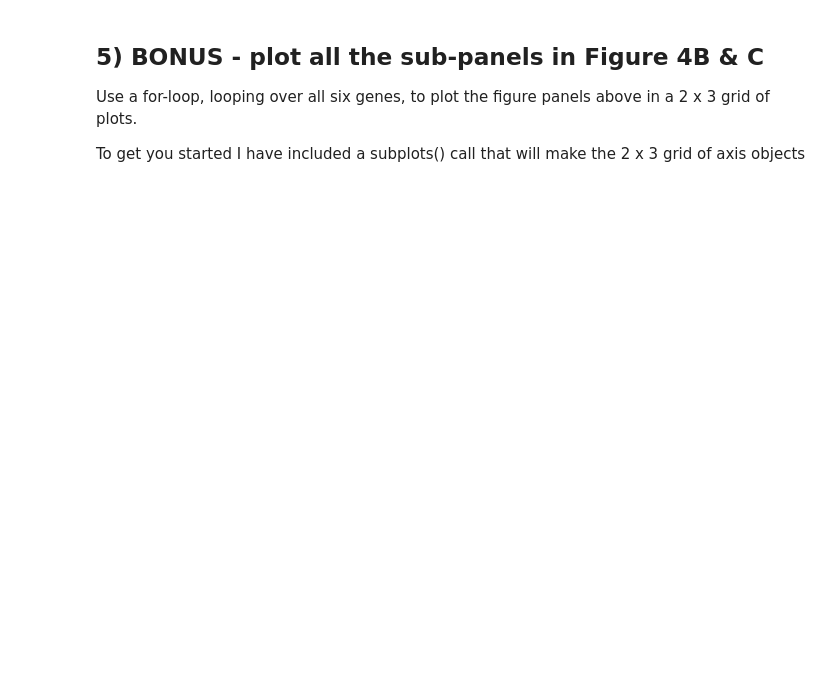
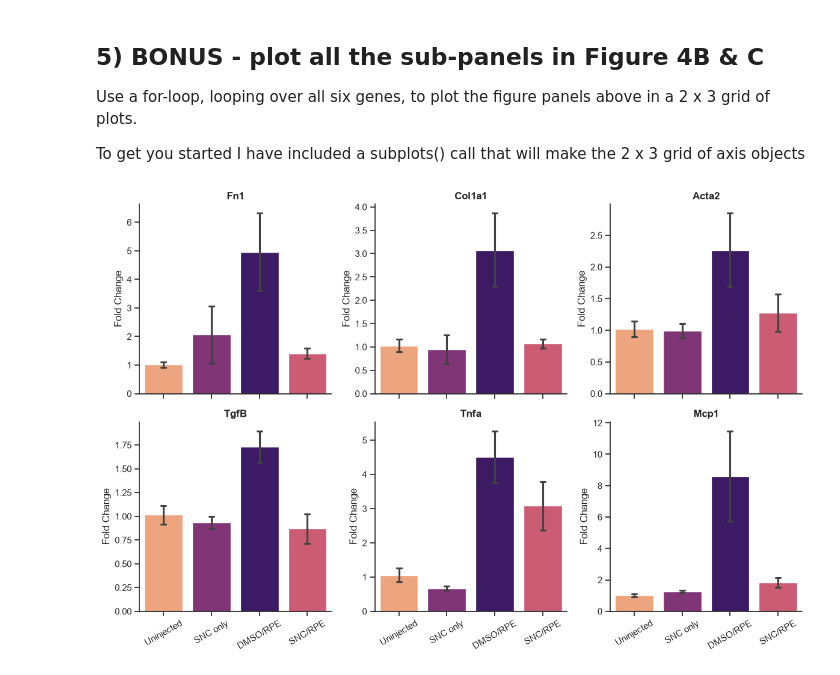
Before and after one commit to snaskar-web/ABIO558, a Jupyter notebook: miniproject_1_blank.ipynb, the cells around one changed output. Drawn from its saved outputs; the diff is of its cells as text; code cells hidden in the pictures; blank space fills up the shorter version.

```diff
--- a/miniproject_1_blank.ipynb
+++ b/miniproject_1_blank.ipynb
@@ -157,6 +157,4 @@ relative_expression
 | Uninjected #3 | 1.149362 | 0.912249 | 1.317984 | 1.270885 | 0.848704 | 1.028114 |
 | Uninjected #4 | 1.154686 | 1.299089 | 0.780065 | 0.926053 | 0.686184 | 1.086735 |
 # %%
-sample_type = [x.split('#')[0] for x in relative_expression.index]
-relative_expression['sample_type'] =sample_type
-relative_expression
+relative_expression['sample_type'] = [idx.split(' #')[0] for idx in relative_expression.index]
@@ -200,3 +179,17 @@ sns.barplot(data=relative_quantity, x='sample_type', y='Fn1')
 Use scipy (imported above) to perform a statisical test for the effect of treatment on gene expression. Decide which test is appropriate, look up the implementation, and apply it to the data for the gene you are plotting. Add any calculated statistics or p-values to your figure legend.
 
 Here is a useful list of hypothesis tests that scipy can perform: https://docs.scipy.org/doc/scipy/reference/stats.html#hypotests
+# %%
+from scipy import stats
+genes = ['Fn1', 'Col1a1', 'Acta2', 'TgfB', 'Tnfa', 'Mcp1']
+anova_results = {}
+for gene in genes:
+    groups = [
+        group_df[gene].dropna().values
+        for _, group_df in relative_expression.groupby('sample_type')
+    ]
+    f_stat, p_val = stats.f_oneway(*groups)
+    anova_results[gene] = {'F-Statistic': f_stat, 'p-value': p_val}
+
+stats_df = pd.DataFrame(anova_results).T
+stats_df
@@ -208,3 +209,34 @@ Use a for-loop, looping over all six genes, to plot the figure panels above in a
 To get you started I have included a subplots() call that will make the 2 x 3 grid of axis objects
 # %%
 fh, ax = plt.subplots(2, 3, figsize=(8, 6), tight_layout=True)
+# %%
+import matplotlib.pyplot as plt
+import seaborn as sns
+sns.set_theme(style="ticks")
+condition_order = ['Uninjected', 'SNC only', 'DMSO/RPE', 'SNC/RPE']
+genes = ['Fn1', 'Col1a1', 'Acta2', 'TgfB', 'Tnfa', 'Mcp1']
+fig, axes = plt.subplots(2, 3, figsize=(12, 8), sharex=True)
+axes = axes.flatten()
+for i, gene in enumerate(genes):
+    sns.barplot(
+        data=relative_expression,
+        x='sample_type',
+        y=gene,
+        order=condition_order,
+        ax=axes[i],
+        capsize=0.1,
+        errorbar='se',
+        palette='magma',
+        hue='sample_type',
+        legend=False
+    )
+    axes[i].set_title(gene, fontsize=12, fontweight='bold')
+    axes[i].set_xlabel('')
+    axes[i].set_ylabel('Fold Change')
+    axes[i].tick_params(axis='x', rotation=30)
+sns.despine()
+plt.tight_layout()
+plt.savefig('all_genes_relative_expression.png', dpi=300)
+plt.show()
+# %% [output]
+[figure, added]
```
Also changed, not shown: parts of 3 cells of this notebook, 1 other file.
